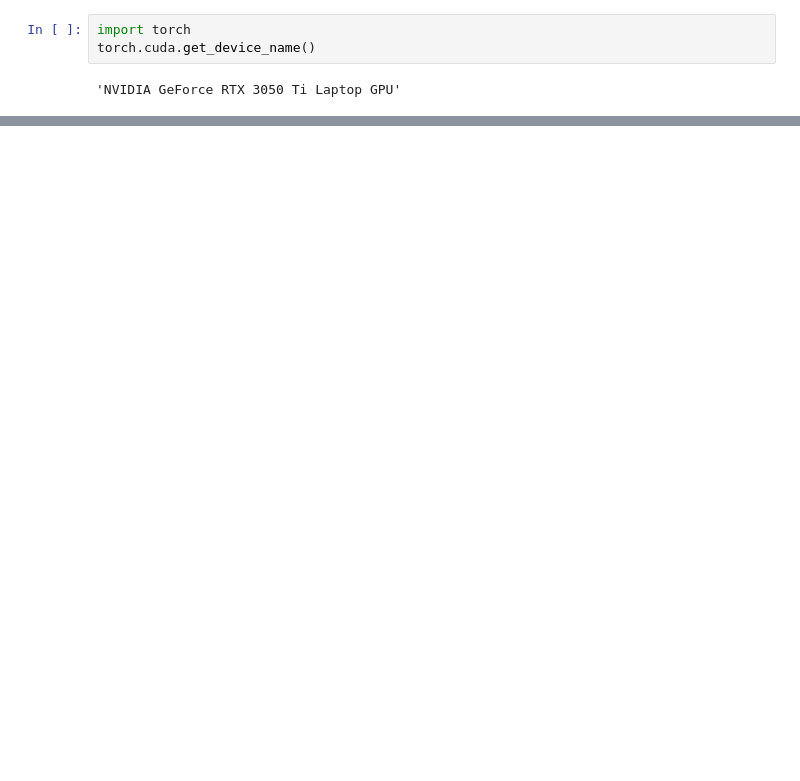
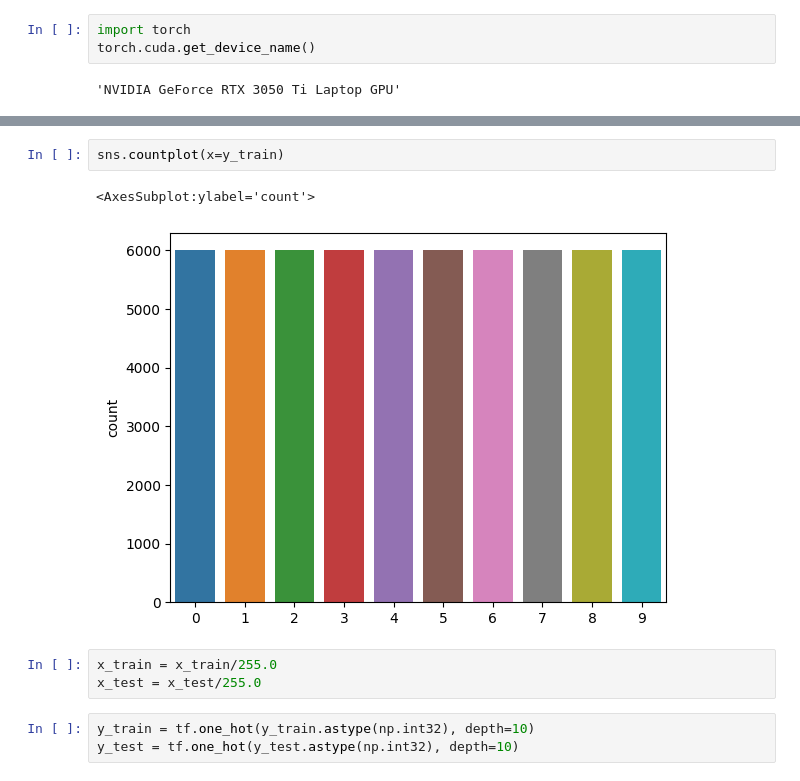
Before and after one commit to omshinde9898/models, a Jupyter notebook: tf_fashion_mnist.ipynb, the cells around one changed output, grey strips where cells are left out. Saved outputs shown, nothing was run; the diff lists cells and outputs as text; blank space fills up the shorter version.

```diff
--- a/tf_fashion_mnist.ipynb
+++ b/tf_fashion_mnist.ipynb
@@ -41,0 +25,11 @@ print(data)
+# %%
+sns.countplot(x=y_train)
+# %% [output]
+<AxesSubplot:ylabel='count'>
+[figure, added]
+# %%
+x_train = x_train/255.0
+x_test = x_test/255.0
+# %%
+y_train = tf.one_hot(y_train.astype(np.int32), depth=10)
+y_test = tf.one_hot(y_test.astype(np.int32), depth=10)
```
Also changed, not shown: parts of 10 cells of this notebook.
